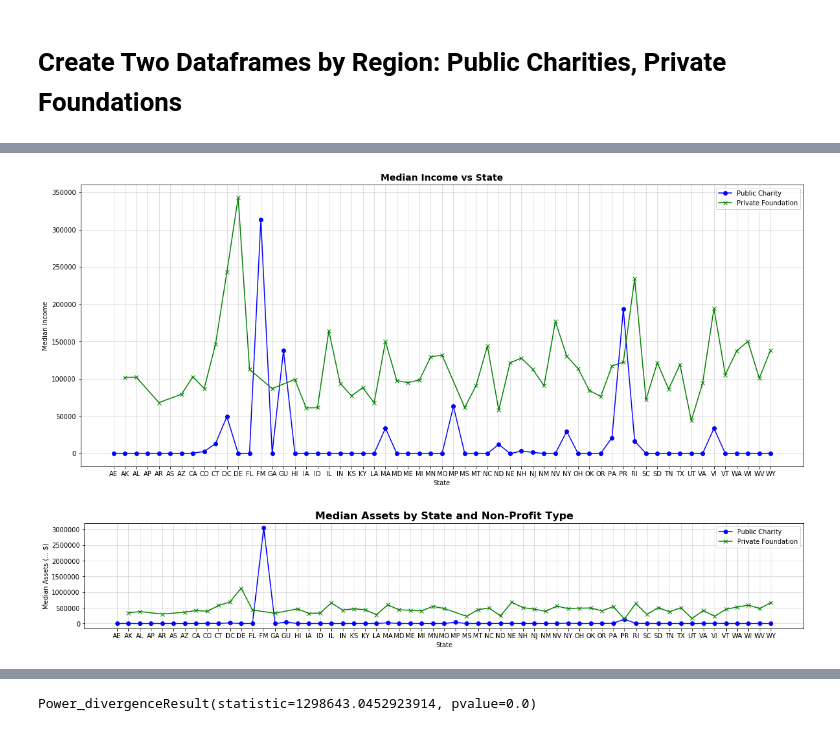
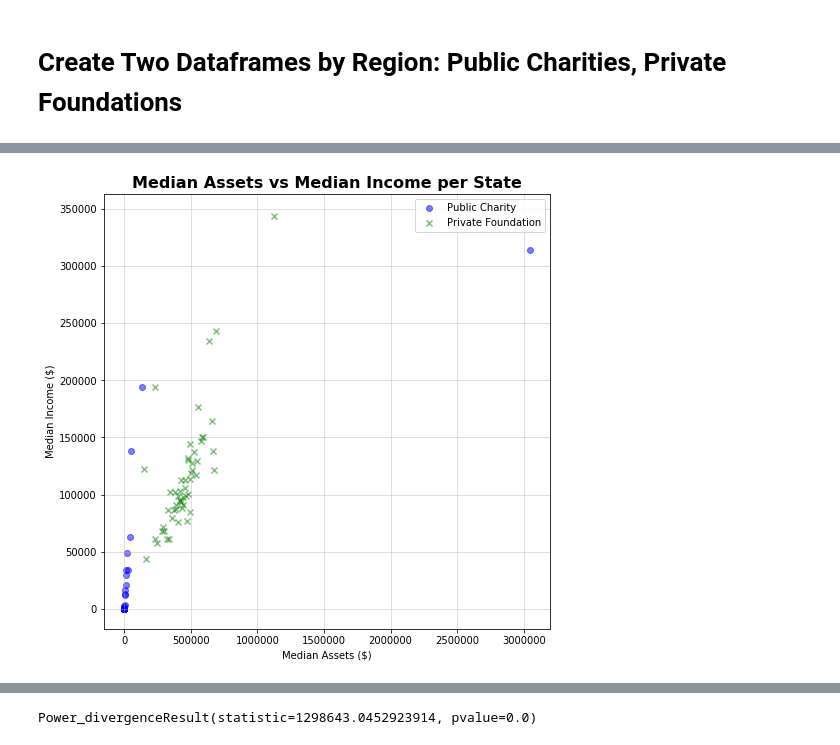
Before and after one commit to ejosephSr/Old.project-one, a Jupyter notebook: GotMoney.ipynb, the cells around one changed output, grey strips where cells are left out. Saved outputs shown, nothing was run; the diff lists cells and outputs as text; code cells hidden in the pictures.

```diff
--- a/GotMoney.ipynb
+++ b/GotMoney.ipynb
@@ -130,3 +86,6 @@ gov_data = pd.read_csv(gov_data_file, low_memory=False)
+# %%
+# Select only the columns of data we need for analysis
+gov_data = gov_data[["EIN","ASSETS","INCOME","NAME","STATE","LEVEL1"]]
 # %%
 # check the number of data rows per column
 gov_data.count()
@@ -167,0 +117,4 @@ gov_data
+# %%
+# drop invalid rows and display
+gov_data.dropna(axis=0, how='any', inplace=True)
+gov_data
@@ -212,4 +168,0 @@ gov_data.head()
-# %%
-gov_data.dropna(axis=0, how='any', subset=["ASSETS", "INCOME","LEVEL1", "NAME", "STATE"], inplace=True)
-# %%
-gov_data = gov_data[["EIN","ASSETS","INCOME","NAME","ADDRESS","CITY","STATE","ZIP5","LEVEL1","LEVEL2","LEVEL3","LEVEL4"]]
@@ -359,42 +314,18 @@ state_PF.head()
 | AZ | PF | 1.269739e+06 | 2.103552e+05 | 1072 | 0.0 | 1.556742e+08 | 79397.5 | 4.117232e+06 | 7.517834e+05 | 1072 | 0.0 | ... |
 | CA | PF | 4.119017e+06 | 4.322736e+05 | 9922 | -771027.0 | 1.805736e+09 | 102806.0 | 1.290699e+07 | 1.863713e+06 | 9922 | 0.0 | ... |
 # %%
-# Generate a plot showing Median Income by State
-plt.figure(figsize=(20,8))
-plt.plot(state_PC.index, state_PC["INCOME"]["median"], marker='o', color='b', label="Public Charity")
-plt.plot(state_PF.index, state_PF["INCOME"]["median"], marker='x', color='g', label="Private Foundation")
+# Plot Median Income vs Median Assets per State
+plt.figure(figsize=(8,8))
+plt.scatter(state_PC["ASSETS"]["median"], state_PC["INCOME"]["median"], c="b", marker='o', alpha=0.5, label="Public Charity")
+plt.scatter(state_PF["ASSETS"]["median"], state_PF["INCOME"]["median"], c="g", marker='x', alpha=0.5, label="Private Foundation")
+plt.title(f'Median Assets vs Median Income per State', size=16, weight='bold')
+plt.xlabel('Median Assets ($)')
+plt.ylabel('Median Income ($)')
+plt.grid(alpha=0.5)
+plt.legend(loc="best")
 
-# Add title, labels,  legend and grid
-plt.title('Median Income vs State', color='k', size=14, weight='bold')
-plt.xlabel('State')
-plt.ylabel('Median Income')
-plt.legend(loc="best")
-plt.grid(alpha=0.5)
-
-# Save the Figure
-plt.savefig("./Images/MedianIncomebyStateType.png")
-
-# Show the Figure
+# Save the image
+plt.savefig("./Images/MedianAssetsvsMedianIncomebyState.png")
 plt.show()
 # %% [output]
-[figure, old version]
+[figure, new version]
-# %%
-# Generate the Plot (with Error Bars)
-plt.figure(figsize=(20,3))
-plt.plot(state_PC.index, state_PC["ASSETS"]["median"], marker='o', color='b', label="Public Charity")
-plt.plot(state_PF.index, state_PF["ASSETS"]["median"], marker='x', color='g', label="Private Foundation")
-
-# Add title, labels,  legend and grid
-plt.title('Median Assets by State and Non-Profit Type', color='k', size=16, weight='bold')
-plt.xlabel('State')
-plt.ylabel('Median Assets (... $)')
-plt.legend(loc="best")
-plt.grid(alpha=0.5)
-
-# Save the Figure
-#plt.savefig("../Images/TumorResponse.png")
-
-# Show the Figure
-plt.show()
-# %% [output]
-[figure, removed]
```
Also changed, not shown: parts of 51 cells of this notebook, 8 other files.
